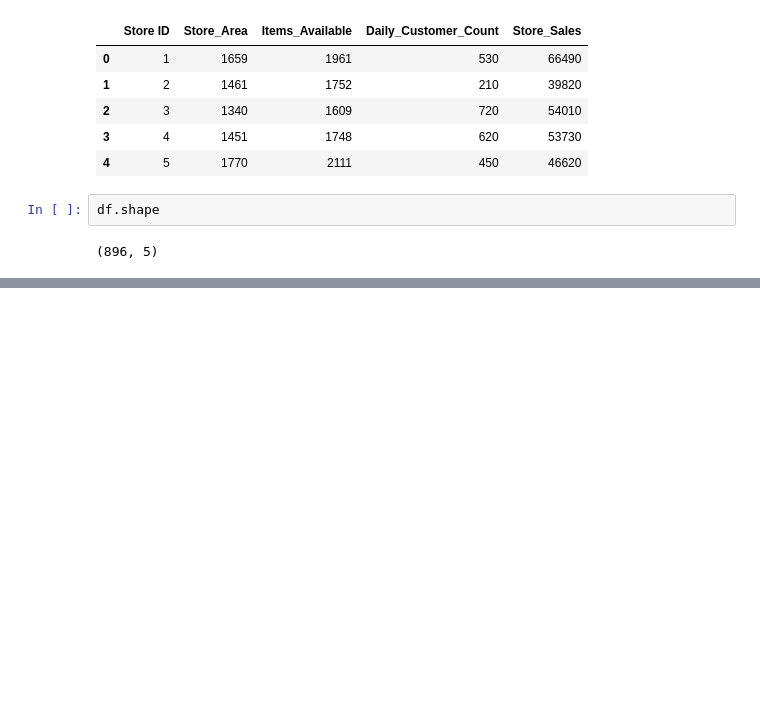
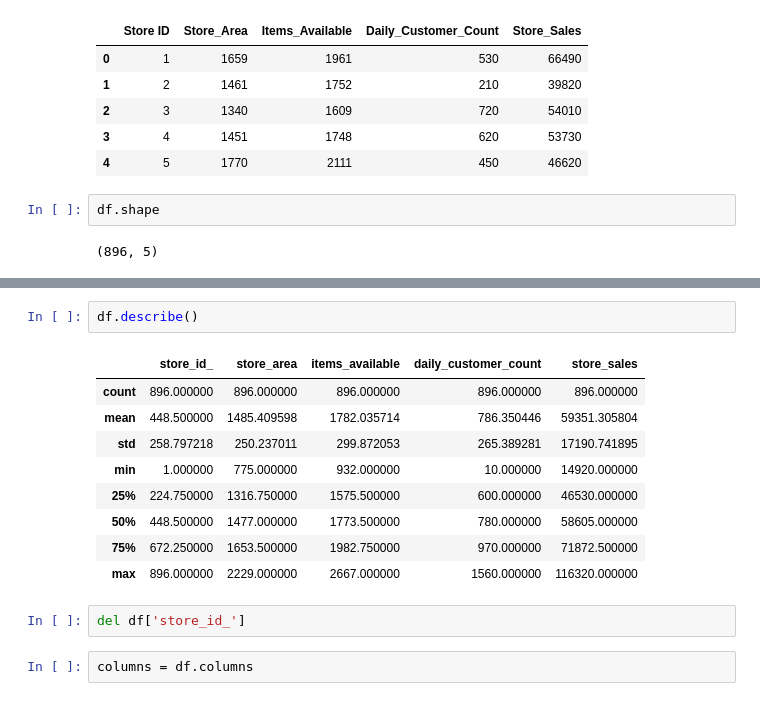
Before and after one commit to nandan-06/Store-sales, a Jupyter notebook: storeSales.ipynb, the cells around one changed output, grey strips where cells are left out. Saved outputs shown, nothing was run; the diff lists cells and outputs as text; blank space fills up the shorter version.

```diff
--- a/storeSales.ipynb
+++ b/storeSales.ipynb
@@ -17,0 +46,16 @@ df.shape
+# %%
+df.describe()
+# %% [output]
+|  | store_id_ | store_area | items_available | daily_customer_count | store_sales |
+| count | 896.000000 | 896.000000 | 896.000000 | 896.000000 | 896.000000 |
+| mean | 448.500000 | 1485.409598 | 1782.035714 | 786.350446 | 59351.305804 |
+| std | 258.797218 | 250.237011 | 299.872053 | 265.389281 | 17190.741895 |
+| min | 1.000000 | 775.000000 | 932.000000 | 10.000000 | 14920.000000 |
+| 25% | 224.750000 | 1316.750000 | 1575.500000 | 600.000000 | 46530.000000 |
+| 50% | 448.500000 | 1477.000000 | 1773.500000 | 780.000000 | 58605.000000 |
+| 75% | 672.250000 | 1653.500000 | 1982.750000 | 970.000000 | 71872.500000 |
+| max | 896.000000 | 2229.000000 | 2667.000000 | 1560.000000 | 116320.000000 |
+# %%
+del df['store_id_']
+# %%
+columns = df.columns
```
Also changed, not shown: parts of 8 cells of this notebook.
